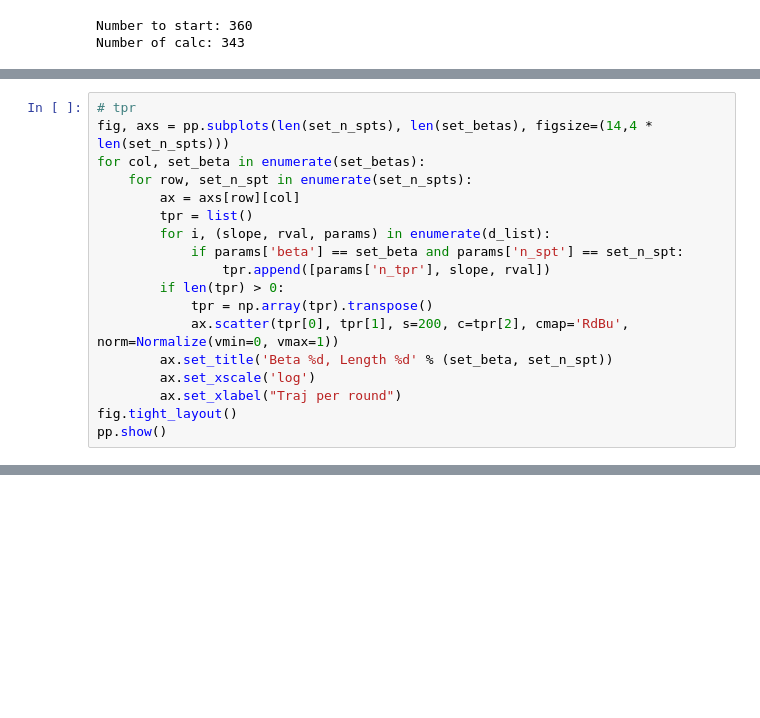
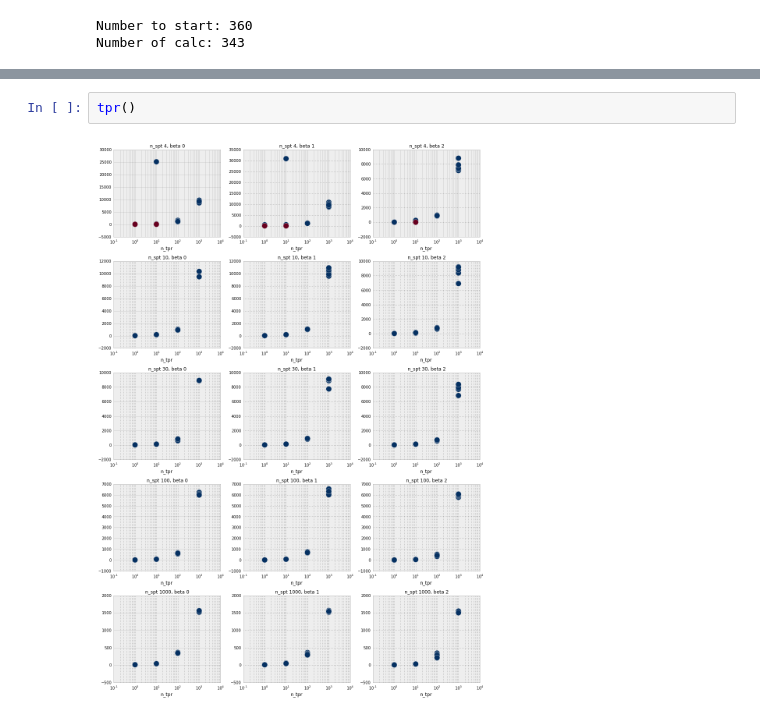
Before and after one commit to mpharrigan/quant-accel, a Jupyter notebook: tmat-accel/analysis2.ipynb, the cells around one changed output, grey strips where cells are left out. Saved outputs shown, nothing was run; the diff lists cells and outputs as text; blank space fills up the shorter version.

```diff
--- a/tmat-accel/analysis2.ipynb
+++ b/tmat-accel/analysis2.ipynb
@@ -85,18 +71,0 @@ pp.show()
-# %%
-# tpr
-fig, axs = pp.subplots(len(set_n_spts), len(set_betas), figsize=(14,4 * len(set_n_spts)))
-for col, set_beta in enumerate(set_betas):
-    for row, set_n_spt in enumerate(set_n_spts):
-        ax = axs[row][col]
-        tpr = list()
-        for i, (slope, rval, params) in enumerate(d_list):
-            if params['beta'] == set_beta and params['n_spt'] == set_n_spt:
-                tpr.append([params['n_tpr'], slope, rval])
-        if len(tpr) > 0:
-            tpr = np.array(tpr).transpose()
-            ax.scatter(tpr[0], tpr[1], s=200, c=tpr[2], cmap='RdBu', norm=Normalize(vmin=0, vmax=1))
-        ax.set_title('Beta %d, Length %d' % (set_beta, set_n_spt))
-        ax.set_xscale('log')
-        ax.set_xlabel("Traj per round")
-fig.tight_layout()
-pp.show()
@@ -124,0 +76,4 @@ pp.show()
+# %%
+tpr()
+# %% [output]
+[figure, added]
```
Also changed, not shown: parts of 8 cells of this notebook, 1 other file.
